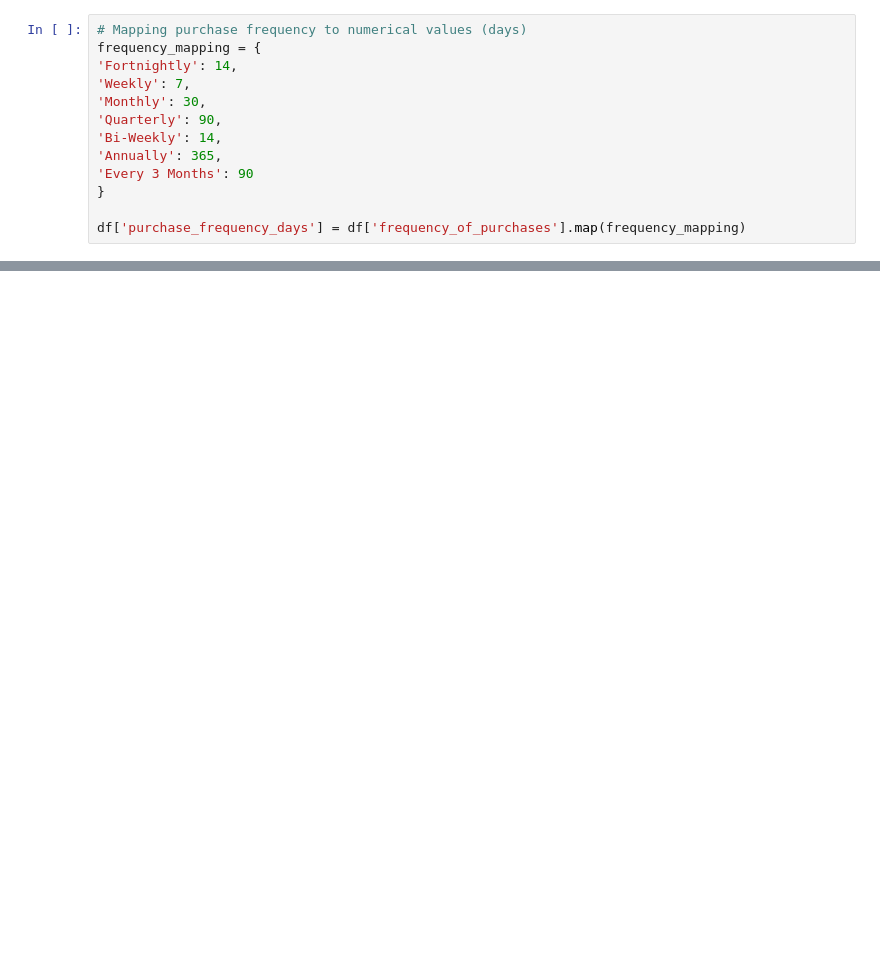
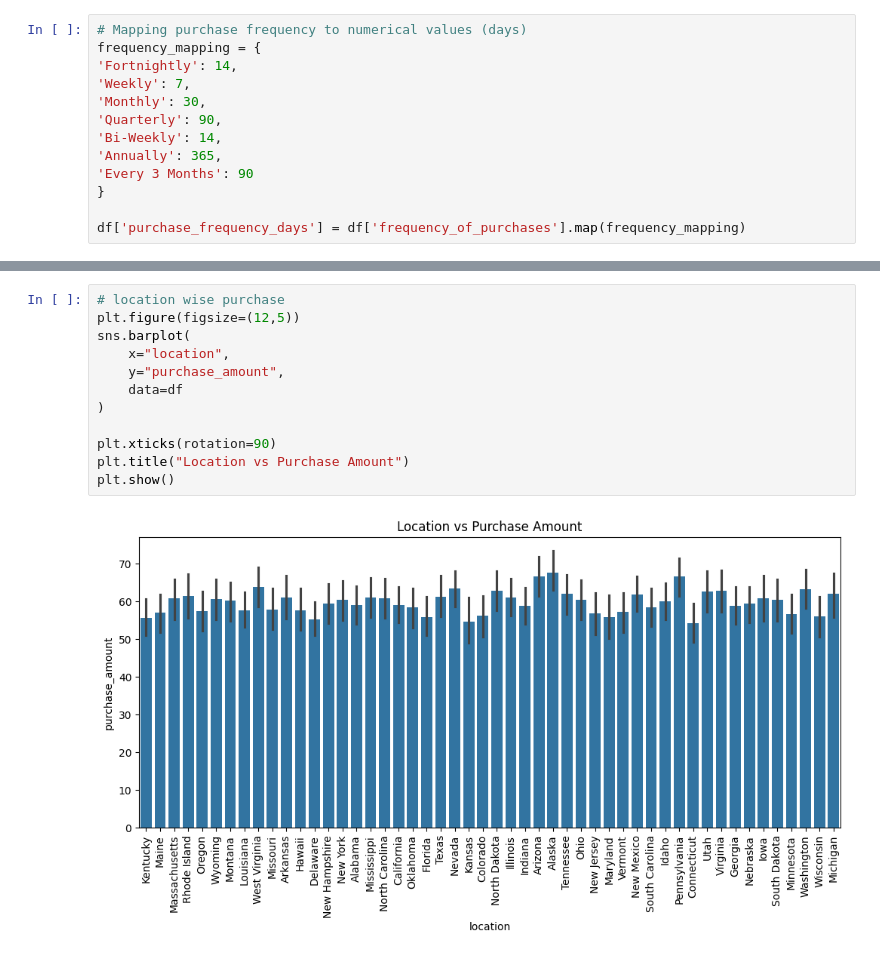
Before and after one commit to devdhruvsingh/customer_analysis, a Jupyter notebook: analysis.ipynb, the cells around one changed output, grey strips where cells are left out. Saved outputs shown, nothing was run; the diff lists cells and outputs as text; blank space fills up the shorter version.

```diff
--- a/analysis.ipynb
+++ b/analysis.ipynb
@@ -172,0 +252,14 @@ df['purchase_frequency_days'] = df['frequency_of_purchases'].map(frequency_mappi
+# %%
+# location wise purchase
+plt.figure(figsize=(12,5))
+sns.barplot(
+    x="location",
+    y="purchase_amount",
+    data=df
+)
+
+plt.xticks(rotation=90)
+plt.title("Location vs Purchase Amount")
+plt.show()
+# %% [output]
+[figure, added]
```
Also changed, not shown: parts of 19 cells of this notebook.
